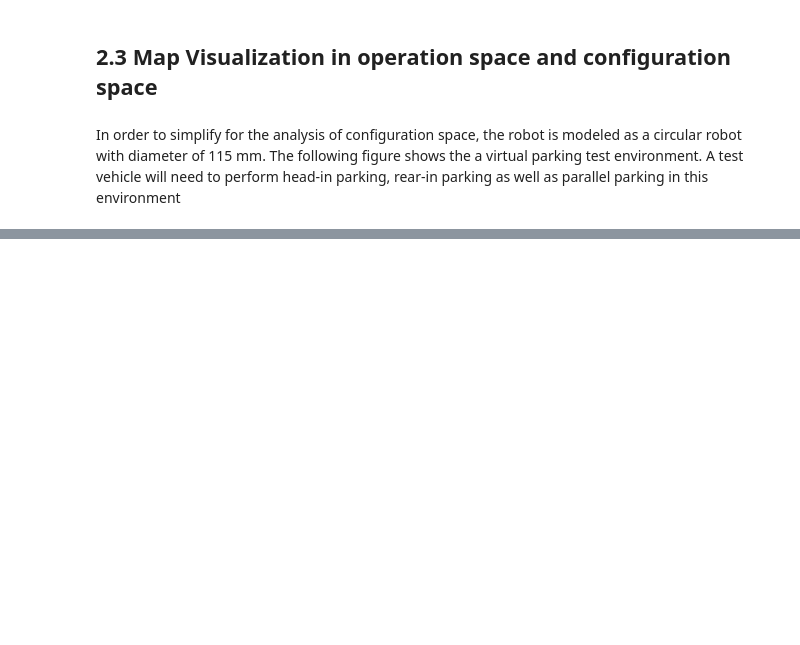
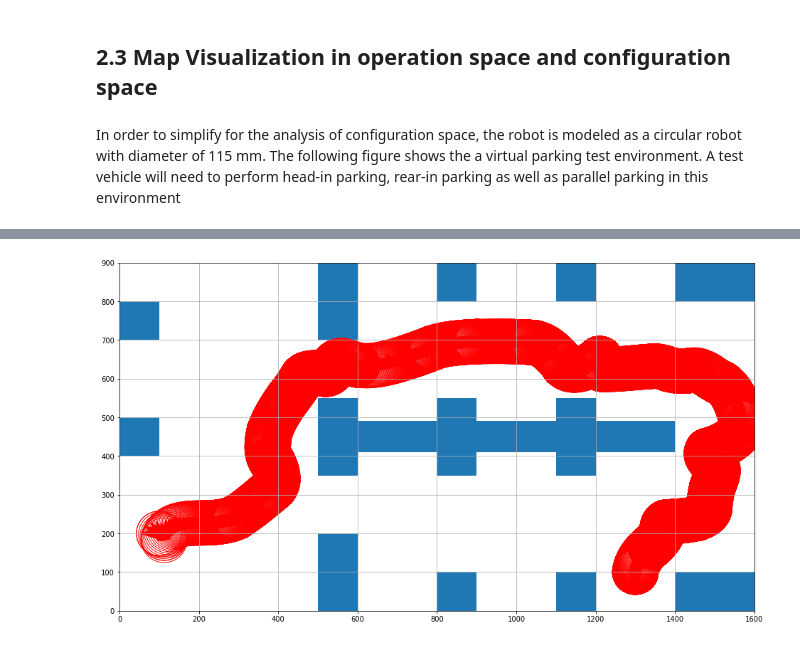
Before and after one commit to fcjscott/Computational_Robotics, a Jupyter notebook: Path_Planning/pset3_RRTPlanning.ipynb, the cells around one changed output, grey strips where cells are left out. Cells and saved outputs as stored; diff of their text form; code cells hidden in the pictures; blank space fills up the shorter version.

```diff
--- a/Path_Planning/pset3_RRTPlanning.ipynb
+++ b/Path_Planning/pset3_RRTPlanning.ipynb
@@ -254,0 +437,19 @@ ax = ConfigSpace(xi,xf,parkingLot)
+# %%
+def pathVisualization(path):
+    traj = []
+    i = len(path) - 1
+    while i >= 1:
+        traj_temp,_ = traj_generate(path[i],path[i-1],mode=0)
+        traj = traj + traj_temp
+        i = i - 1
+
+    initial_state = path[-1]
+    final_state = path[0]
+    ax = OperationSpace(initial_state,final_state,parkingLot)
+
+    for state in traj:
+        c = plt.Circle((state[0],state[1]),R/2,fill=0,color = 'r')
+        arrow = plt.arrow(state[0],state[1],np.cos(state[2]),np.sin(state[2]),width=10,color = 'r')
+        ax.add_patch(c)
+        ax.add_patch(arrow)
+    plt.show()
@@ -254,0 +461,4 @@ ax = ConfigSpace(xi,xf,parkingLot)
+# %%
+pathVisualization(path)
+# %% [output]
+[figure, added]
```
Also changed, not shown: parts of 22 cells of this notebook.
